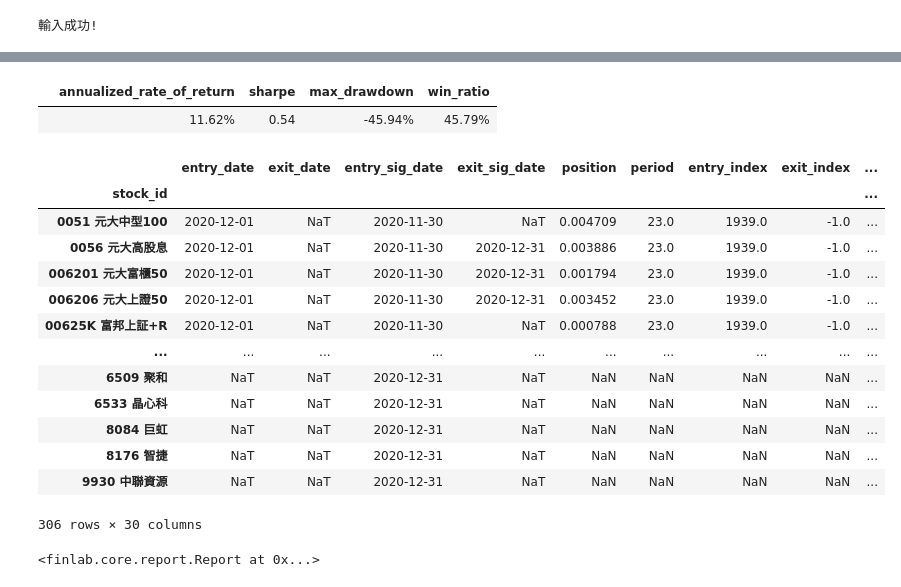
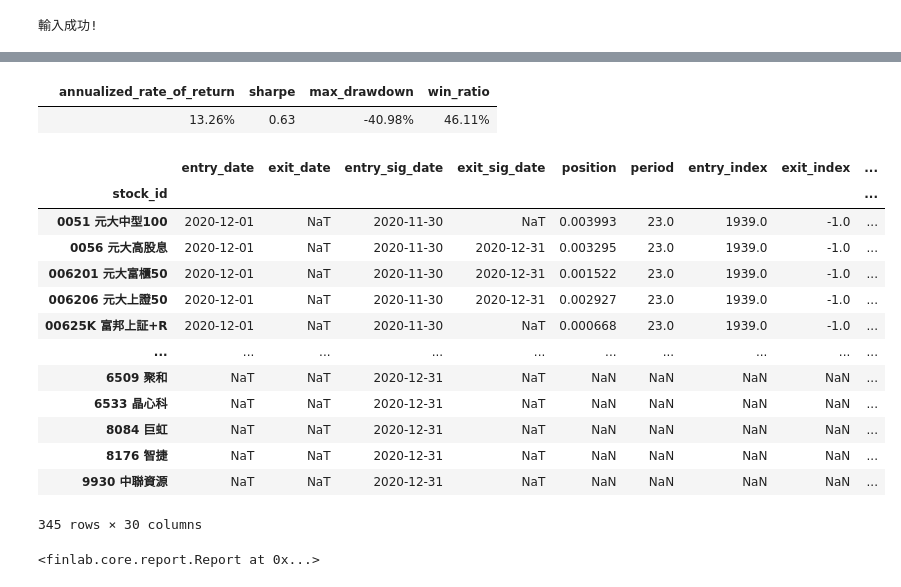
Before and after one commit to max0514/trading_bot, a Jupyter notebook: stock_strategies/find_120days_high.ipynb, the cells around one changed output, grey strips where cells are left out. Drawn from its saved outputs; the diff is of its cells as text; code cells hidden in the pictures.

```diff
--- a/stock_strategies/find_120days_high.ipynb
+++ b/stock_strategies/find_120days_high.ipynb
@@ -62,22 +60,26 @@ Daily usage: 16.1 / 500 MB - etl:adj_open
 # %%
-position = price_df[price_df ==price_df.rolling(200).max()]
+
+condition_1 = (price_df == price_df.rolling(120).max())
+condition_2 =
+conditions = condition_1 #& condition_2
+position = price_df[conditions]
 
 sim(position=position, resample='M')
 # %% [output]
 |  | annualized_rate_of_return | sharpe | max_drawdown | win_ratio |
-|  | 11.62% | 0.54 | -45.94% | 45.79% |
+|  | 13.26% | 0.63 | -40.98% | 46.11% |
 |  | entry_date | exit_date | entry_sig_date | exit_sig_date | position | period | entry_index | exit_index | ... |
 | stock_id |  |  |  |  |  |  |  |  | ... |
-| 0051 元大中型100 | 2020-12-01 | NaT | 2020-11-30 | NaT | 0.004709 | 23.0 | 1939.0 | -1.0 | ... |
-| 0056 元大高股息 | 2020-12-01 | NaT | 2020-11-30 | 2020-12-31 | 0.003886 | 23.0 | 1939.0 | -1.0 | ... |
-| 006201 元大富櫃50 | 2020-12-01 | NaT | 2020-11-30 | 2020-12-31 | 0.001794 | 23.0 | 1939.0 | -1.0 | ... |
-| 006206 元大上證50 | 2020-12-01 | NaT | 2020-11-30 | 2020-12-31 | 0.003452 | 23.0 | 1939.0 | -1.0 | ... |
-| 00625K 富邦上証+R | 2020-12-01 | NaT | 2020-11-30 | NaT | 0.000788 | 23.0 | 1939.0 | -1.0 | ... |
+| 0051 元大中型100 | 2020-12-01 | NaT | 2020-11-30 | NaT | 0.003993 | 23.0 | 1939.0 | -1.0 | ... |
+| 0056 元大高股息 | 2020-12-01 | NaT | 2020-11-30 | 2020-12-31 | 0.003295 | 23.0 | 1939.0 | -1.0 | ... |
+| 006201 元大富櫃50 | 2020-12-01 | NaT | 2020-11-30 | 2020-12-31 | 0.001522 | 23.0 | 1939.0 | -1.0 | ... |
+| 006206 元大上證50 | 2020-12-01 | NaT | 2020-11-30 | 2020-12-31 | 0.002927 | 23.0 | 1939.0 | -1.0 | ... |
+| 00625K 富邦上証+R | 2020-12-01 | NaT | 2020-11-30 | NaT | 0.000668 | 23.0 | 1939.0 | -1.0 | ... |
 | ... | ... | ... | ... | ... | ... | ... | ... | ... | ... |
 | 6509 聚和 | NaT | NaT | 2020-12-31 | NaT | NaN | NaN | NaN | NaN | ... |
 | 6533 晶心科 | NaT | NaT | 2020-12-31 | NaT | NaN | NaN | NaN | NaN | ... |
 | 8084 巨虹 | NaT | NaT | 2020-12-31 | NaT | NaN | NaN | NaN | NaN | ... |
 | 8176 智捷 | NaT | NaT | 2020-12-31 | NaT | NaN | NaN | NaN | NaN | ... |
 | 9930 中聯資源 | NaT | NaT | 2020-12-31 | NaT | NaN | NaN | NaN | NaN | ... |
-306 rows × 30 columns
+345 rows × 30 columns
 <finlab.core.report.Report at 0x...>
```
Also changed, not shown: parts of 1 cell of this notebook, 2 other files.
